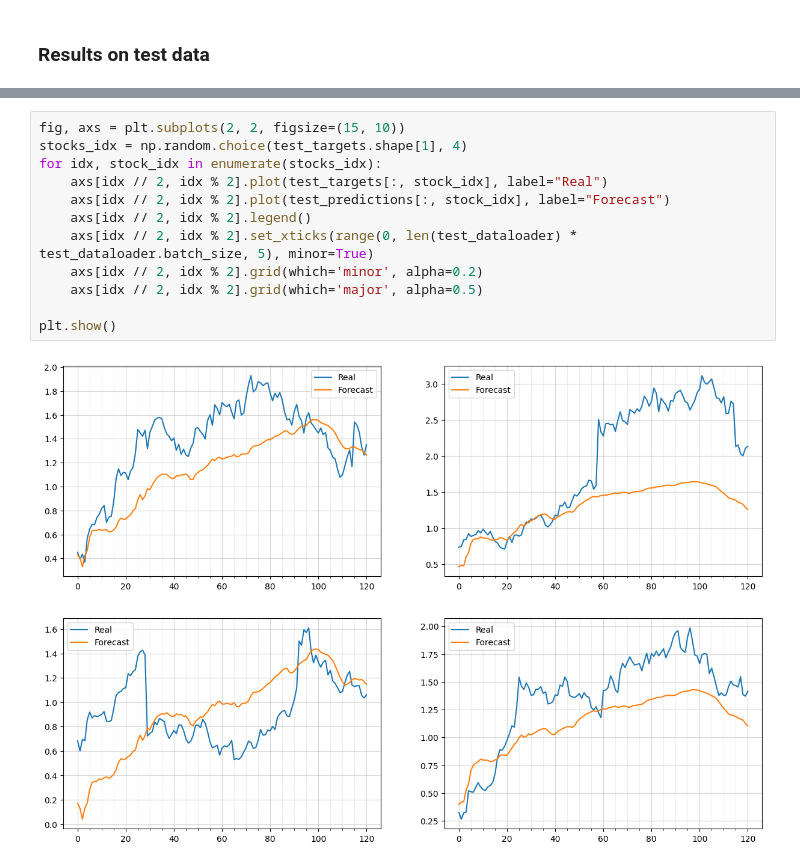
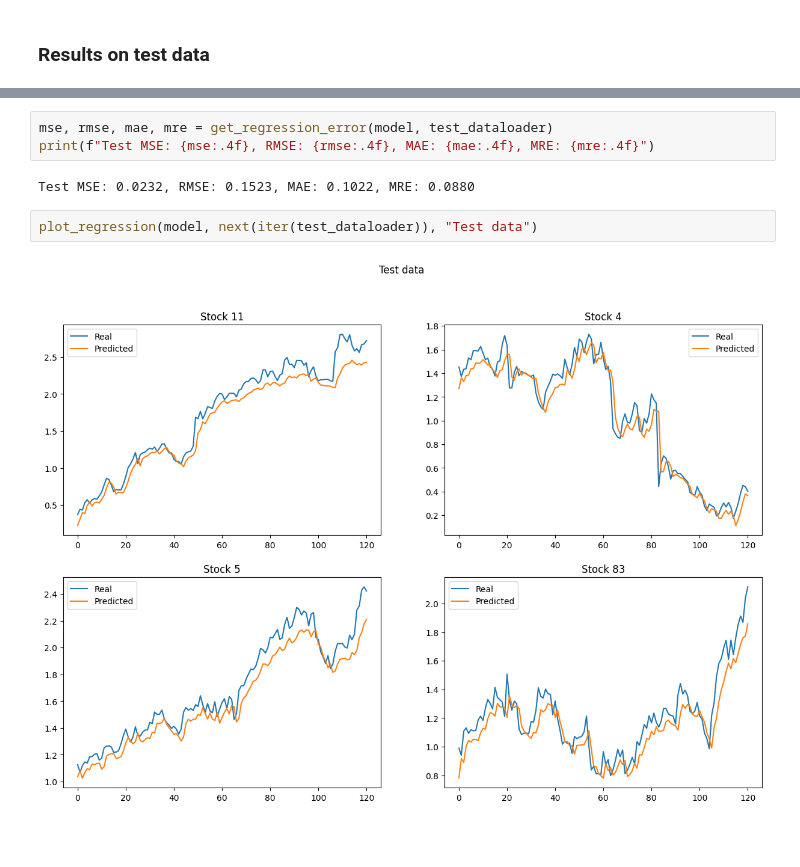
Before and after one commit to timothewt/SP100AnalysisWithGNNs, a Jupyter notebook: notebooks/5-stock_prices_forecasting.ipynb, the cells around one changed output, grey strips where cells are left out. Drawn from its saved outputs; the diff is of its cells as text; blank space fills up the shorter version.

```diff
--- a/notebooks/5-stock_prices_forecasting.ipynb
+++ b/notebooks/5-stock_prices_forecasting.ipynb
@@ -136,14 +77,9 @@ Mean Squared Error: 0.7827, Root Mean Squared Error: 0.8847, Mean Absolute Error
-# %%
-fig, axs = plt.subplots(2, 2, figsize=(15, 10))
-stocks_idx = np.random.choice(test_targets.shape[1], 4)
-for idx, stock_idx in enumerate(stocks_idx):
-	axs[idx // 2, idx % 2].plot(test_targets[:, stock_idx], label="Real")
-	axs[idx // 2, idx % 2].plot(test_predictions[:, stock_idx], label="Forecast")
-	axs[idx // 2, idx % 2].legend()
-	axs[idx // 2, idx % 2].set_xticks(range(0, len(test_dataloader) * test_dataloader.batch_size, 5), minor=True)
-	axs[idx // 2, idx % 2].grid(which='minor', alpha=0.2)
-	axs[idx // 2, idx % 2].grid(which='major', alpha=0.5)
-
-plt.show()
-# %% [output]
-[figure, removed]
+# %%
+mse, rmse, mae, mre = get_regression_error(model, test_dataloader)
+print(f"Test MSE: {mse:.4f}, RMSE: {rmse:.4f}, MAE: {mae:.4f}, MRE: {mre:.4f}")
+# %% [output]
+Test MSE: 0.0232, RMSE: 0.1523, MAE: 0.1022, MRE: 0.0880
+# %%
+plot_regression(model, next(iter(test_dataloader)), "Test data")
+# %% [output]
+[figure, added]
```
Also changed, not shown: parts of 13 cells of this notebook, 20 other files.
